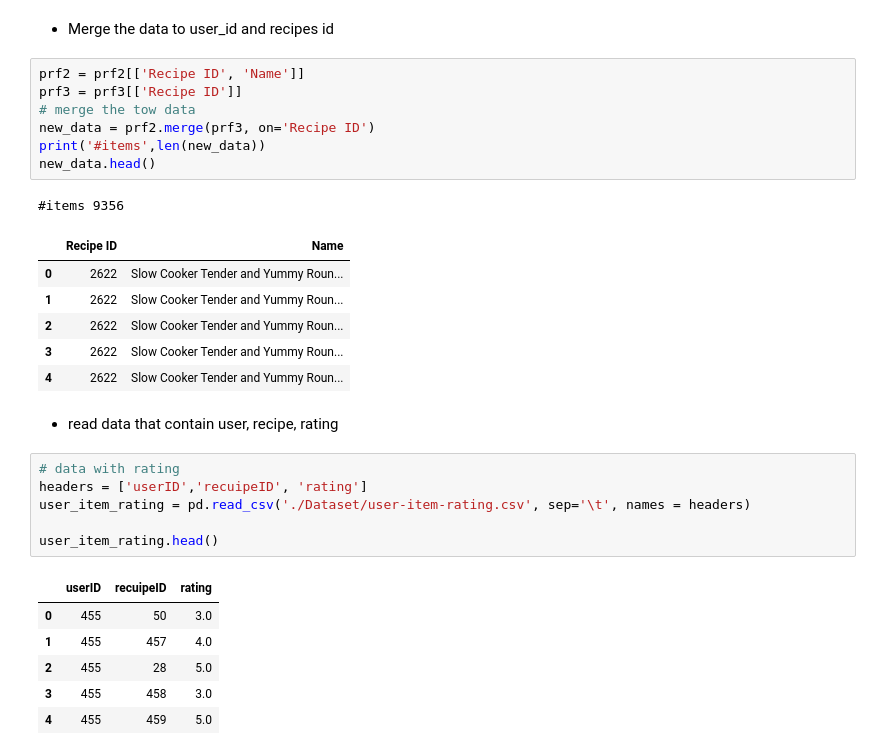
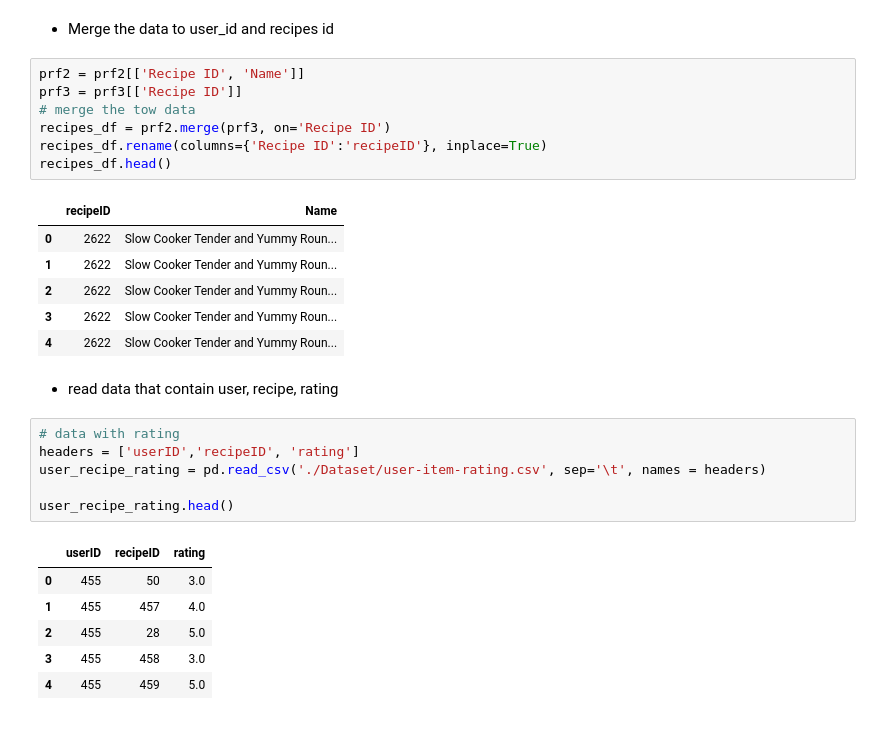
Before and after one commit to ayoubGL/Two-Tower-Recommender-system-Pytorch, a Jupyter notebook: FoodRecommenderSystem.ipynb, the cells around one changed output. Drawn from its saved outputs; the diff is of its cells as text.

```diff
--- a/FoodRecommenderSystem.ipynb
+++ b/FoodRecommenderSystem.ipynb
@@ -867,13 +884,12 @@ prf3 = pd.read_csv('./Dataset/item-profiles3.csv',sep=';')
 # %%
 prf2 = prf2[['Recipe ID', 'Name']]
 prf3 = prf3[['Recipe ID']]
 # merge the tow data
-new_data = prf2.merge(prf3, on='Recipe ID')
-print('#items',len(new_data))
-new_data.head()
+recipes_df = prf2.merge(prf3, on='Recipe ID')
+recipes_df.rename(columns={'Recipe ID':'recipeID'}, inplace=True)
+recipes_df.head()
 # %% [output]
-#items 9356
-|  | Recipe ID | Name |
+|  | recipeID | Name |
 | 0 | 2622 | Slow Cooker Tender and Yummy Roun... |
 | 1 | 2622 | Slow Cooker Tender and Yummy Roun... |
 | 2 | 2622 | Slow Cooker Tender and Yummy Roun... |
@@ -883,12 +899,12 @@ new_data.head()
 - read data that contain user, recipe, rating
 # %%
 # data with rating
-headers = ['userID','recuipeID', 'rating']
-user_item_rating = pd.read_csv('./Dataset/user-item-rating.csv', sep='\t', names = headers)
+headers = ['userID','recipeID', 'rating']
+user_recipe_rating = pd.read_csv('./Dataset/user-item-rating.csv', sep='\t', names = headers)
 
-user_item_rating.head()
+user_recipe_rating.head()
 # %% [output]
-|  | userID | recuipeID | rating |
+|  | userID | recipeID | rating |
 | 0 | 455 | 50 | 3.0 |
 | 1 | 455 | 457 | 4.0 |
 | 2 | 455 | 28 | 5.0 |
```
Also changed, not shown: parts of 15 cells of this notebook, 2 other files.
